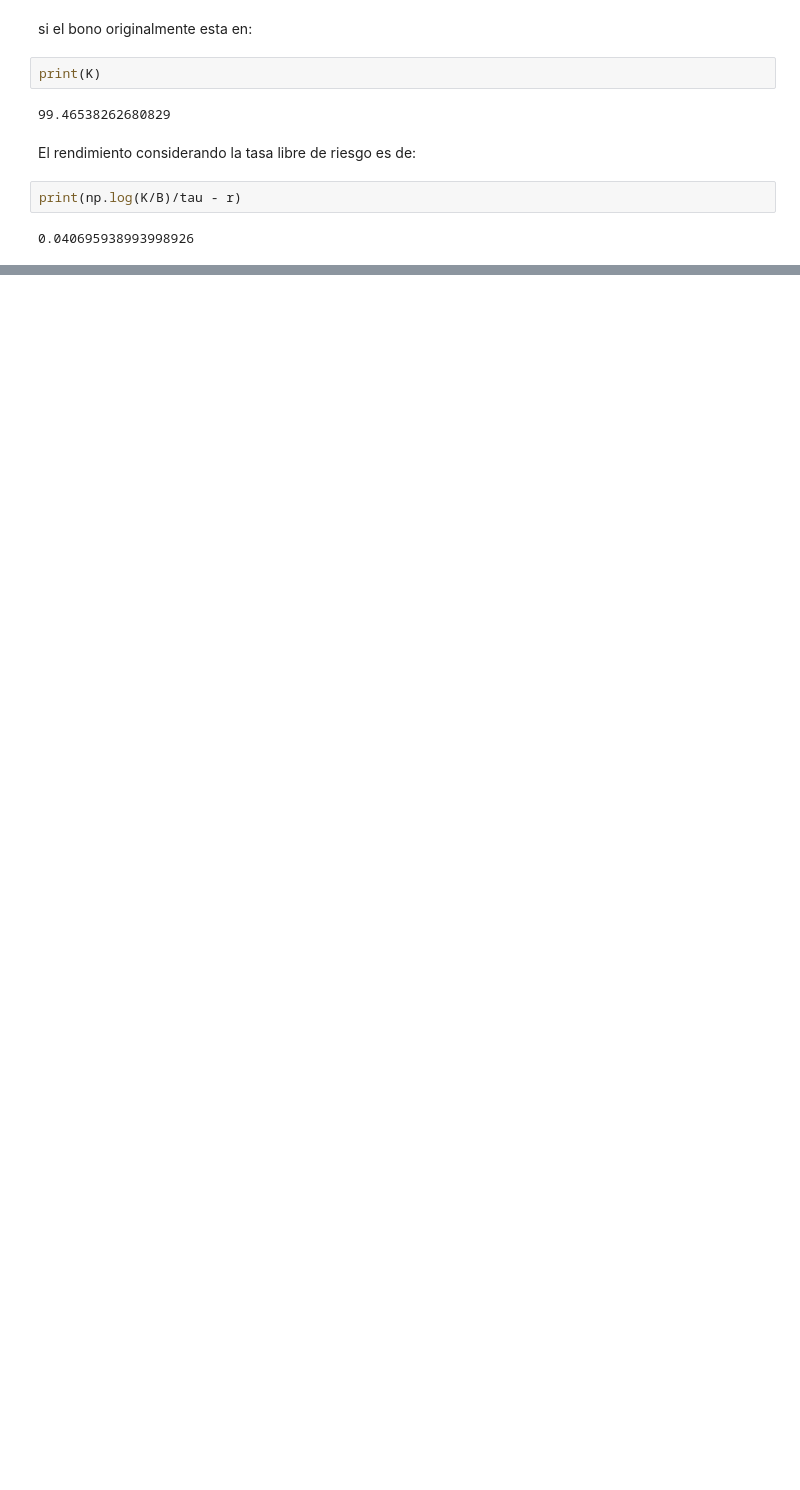
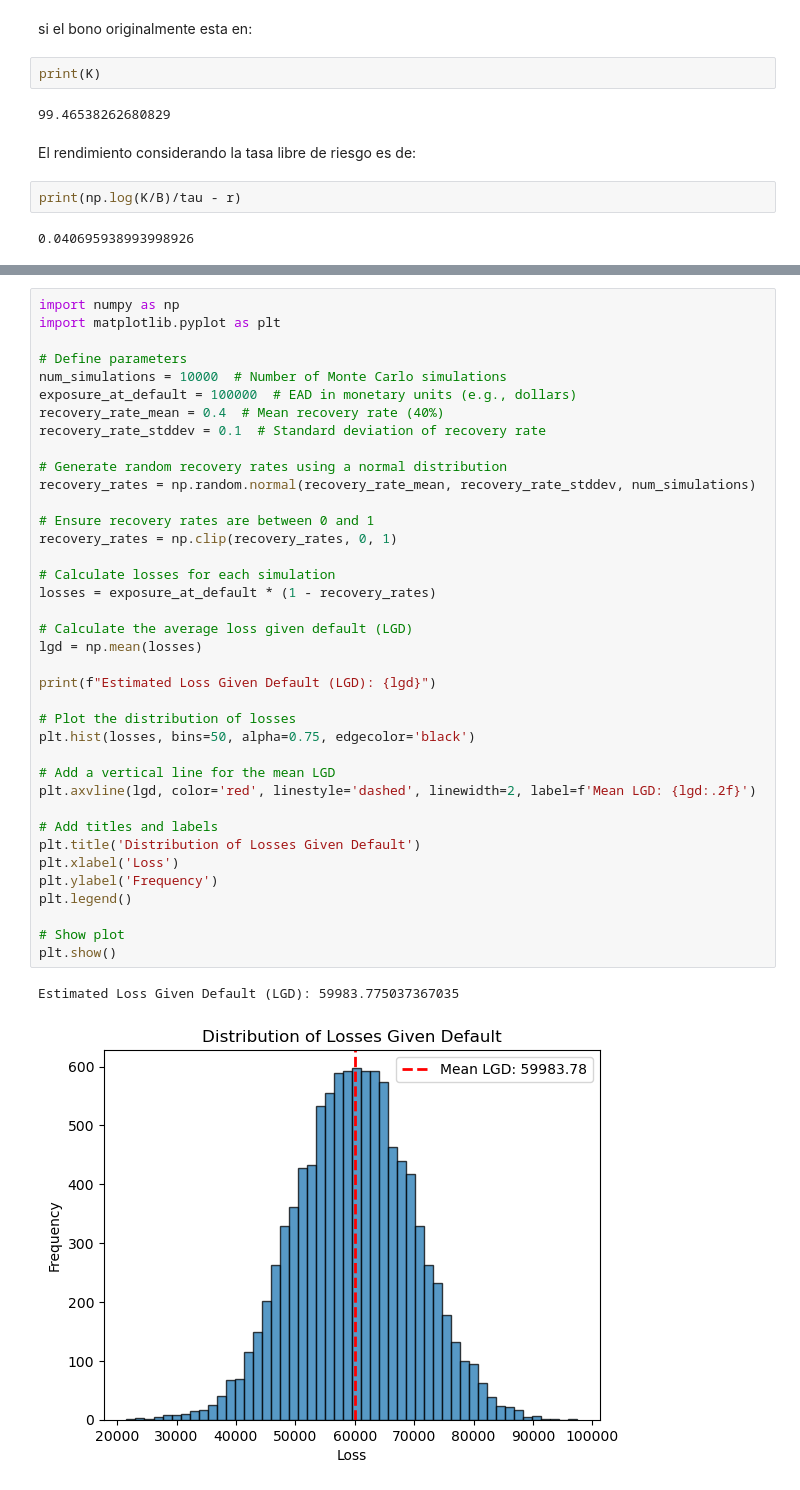
Before and after one commit to ivandeluna/ejercicios-clase, a Jupyter notebook: afi_ss2024.ipynb, the cells around one changed output, grey strips where cells are left out. Saved outputs shown, nothing was run; the diff lists cells and outputs as text; blank space fills up the shorter version.

```diff
--- a/afi_ss2024.ipynb
+++ b/afi_ss2024.ipynb
@@ -480,0 +483,41 @@ print(np.log(K/B)/tau - r)
+# %%
+import numpy as np
+import matplotlib.pyplot as plt
+
+# Define parameters
+num_simulations = 10000  # Number of Monte Carlo simulations
+exposure_at_default = 100000  # EAD in monetary units (e.g., dollars)
+recovery_rate_mean = 0.4  # Mean recovery rate (40%)
+recovery_rate_stddev = 0.1  # Standard deviation of recovery rate
+
+# Generate random recovery rates using a normal distribution
+recovery_rates = np.random.normal(recovery_rate_mean, recovery_rate_stddev, num_simulations)
+
+# Ensure recovery rates are between 0 and 1
+recovery_rates = np.clip(recovery_rates, 0, 1)
+
+# Calculate losses for each simulation
+losses = exposure_at_default * (1 - recovery_rates)
+
+# Calculate the average loss given default (LGD)
+lgd = np.mean(losses)
+
+print(f"Estimated Loss Given Default (LGD): {lgd}")
+
+# Plot the distribution of losses
+plt.hist(losses, bins=50, alpha=0.75, edgecolor='black')
+
+# Add a vertical line for the mean LGD
+plt.axvline(lgd, color='red', linestyle='dashed', linewidth=2, label=f'Mean LGD: {lgd:.2f}')
+
+# Add titles and labels
+plt.title('Distribution of Losses Given Default')
+plt.xlabel('Loss')
+plt.ylabel('Frequency')
+plt.legend()
+
+# Show plot
+plt.show()
+# %% [output]
+Estimated Loss Given Default (LGD): 59983.775037367035
+[figure, added]
```
Also changed, not shown: parts of 17 cells of this notebook.
